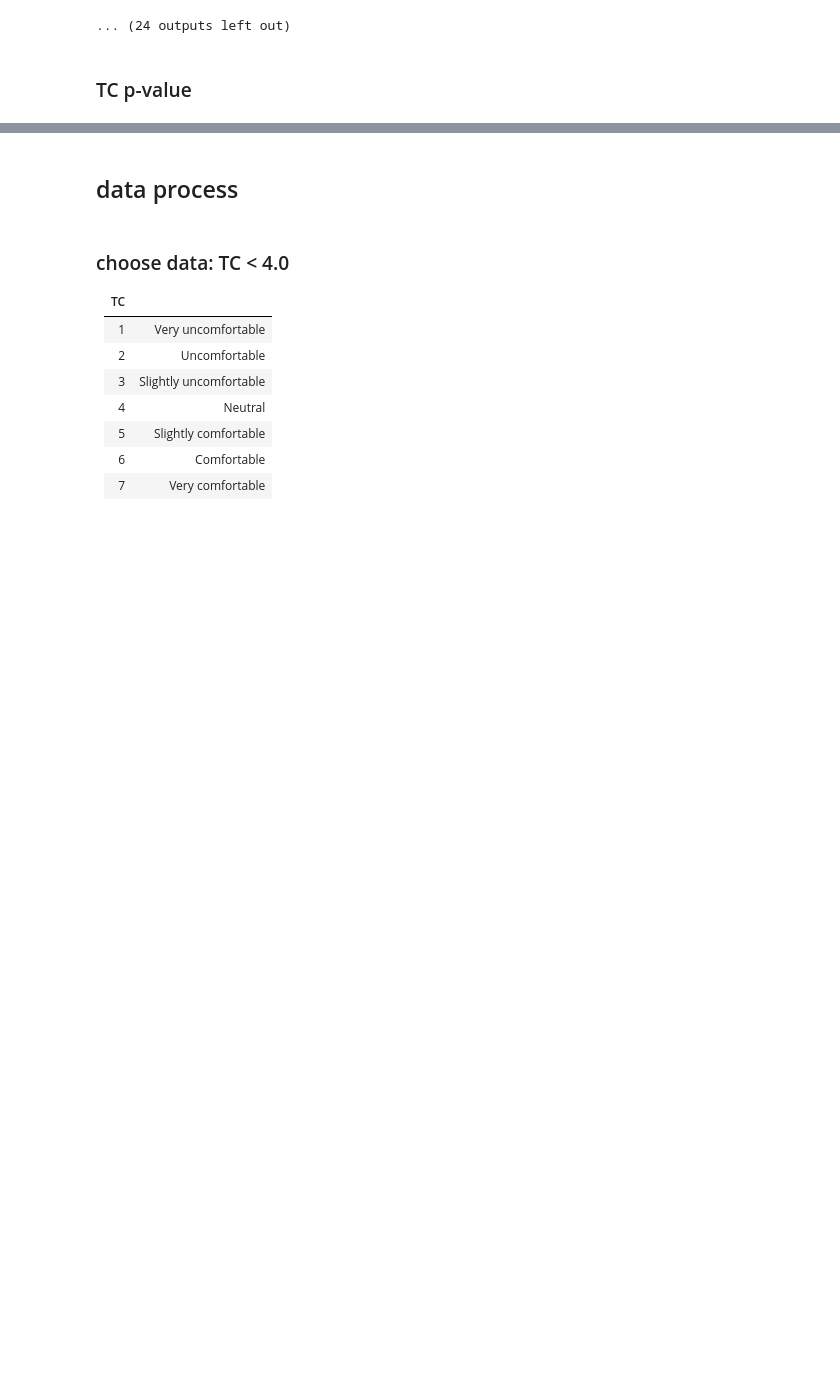
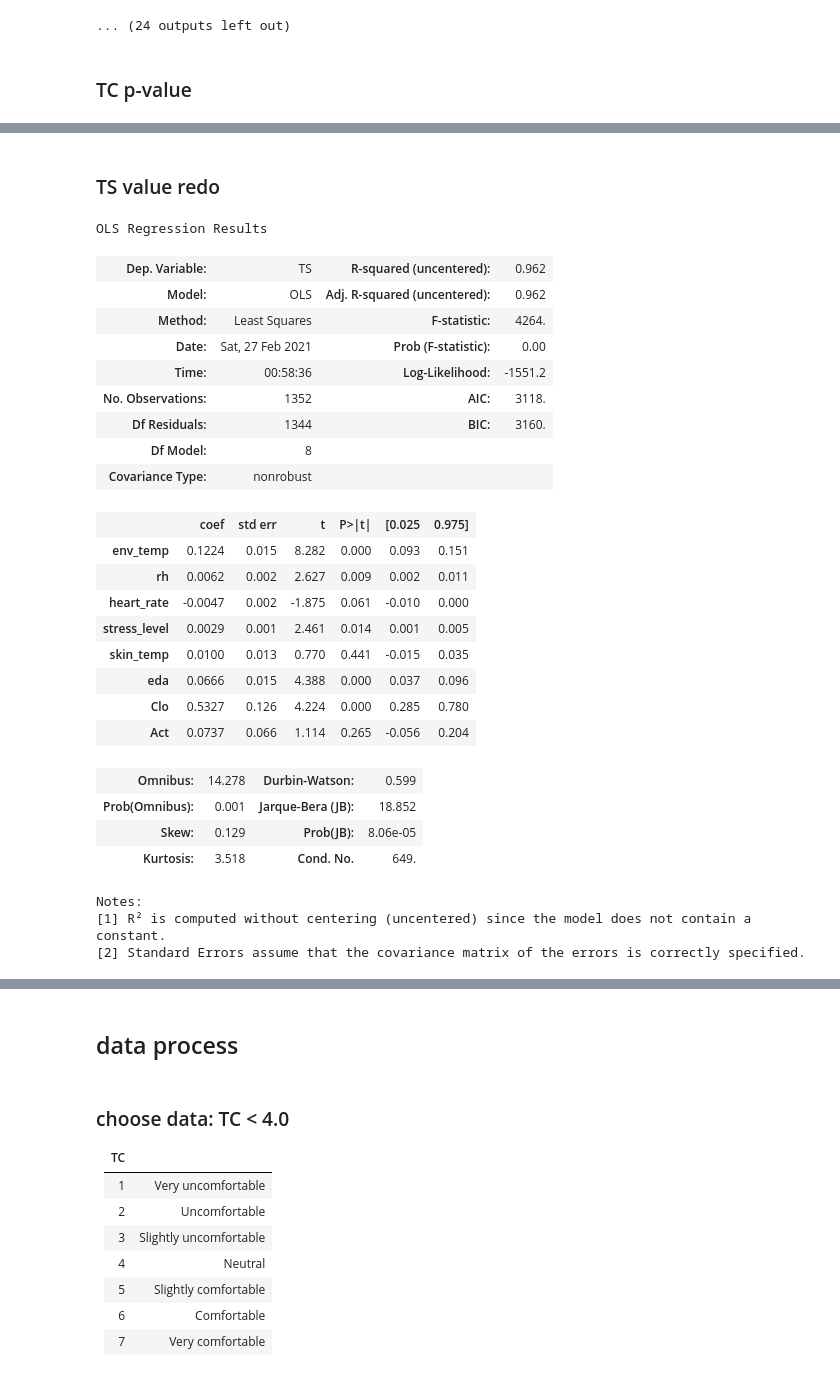
Before and after one commit to chengxiangduan-usc/mecsc, a Jupyter notebook: model/comfort_minmax_model/max_1_lr.ipynb, the cells around one changed output, grey strips where cells are left out. Saved outputs shown, nothing was run; the diff lists cells and outputs as text; code cells hidden in the pictures; blank space fills up the shorter version.

Commit message:
tcts lr redo

```diff
--- a/model/comfort_minmax_model/max_1_lr.ipynb
+++ b/model/comfort_minmax_model/max_1_lr.ipynb
@@ -326,3 +326,39 @@ Notes:
 [1] R² is computed without centering (uncentered) since the model does not contain a constant.
 [2] Standard Errors assume that the covariance matrix of the errors is correctly specified.
 ... (24 outputs left out)
+# %% [markdown]
+### TS value redo
+# %%
+feature_names = ['env_temp', 'rh', 'heart_rate', 'stress_level', 'skin_temp', 'eda', 'Clo', 'Act']
+df_new = df_origin[feature_names + ['TS']].dropna()
+y_for_p = df_new['TS']
+regr = sm.OLS(y_for_p, df_new[feature_names])
+regr_fit = regr.fit()
+display(regr_fit.summary())
+# %% [output]
+OLS Regression Results
+| Dep. Variable: | TS | R-squared (uncentered): | 0.962 |
+| Model: | OLS | Adj. R-squared (uncentered): | 0.962 |
+| Method: | Least Squares | F-statistic: | 4264. |
+| Date: | Sat, 27 Feb 2021 | Prob (F-statistic): | 0.00 |
+| Time: | 00:58:36 | Log-Likelihood: | -1551.2 |
+| No. Observations: | 1352 | AIC: | 3118. |
+| Df Residuals: | 1344 | BIC: | 3160. |
+| Df Model: | 8 |  |  |
+| Covariance Type: | nonrobust |  |  |
+|  | coef | std err | t | P>|t| | [0.025 | 0.975] |
+| env_temp | 0.1224 | 0.015 | 8.282 | 0.000 | 0.093 | 0.151 |
+| rh | 0.0062 | 0.002 | 2.627 | 0.009 | 0.002 | 0.011 |
+| heart_rate | -0.0047 | 0.002 | -1.875 | 0.061 | -0.010 | 0.000 |
+| stress_level | 0.0029 | 0.001 | 2.461 | 0.014 | 0.001 | 0.005 |
+| skin_temp | 0.0100 | 0.013 | 0.770 | 0.441 | -0.015 | 0.035 |
+| eda | 0.0666 | 0.015 | 4.388 | 0.000 | 0.037 | 0.096 |
+| Clo | 0.5327 | 0.126 | 4.224 | 0.000 | 0.285 | 0.780 |
+| Act | 0.0737 | 0.066 | 1.114 | 0.265 | -0.056 | 0.204 |
+| Omnibus: | 14.278 | Durbin-Watson: | 0.599 |
+| Prob(Omnibus): | 0.001 | Jarque-Bera (JB): | 18.852 |
+| Skew: | 0.129 | Prob(JB): | 8.06e-05 |
+| Kurtosis: | 3.518 | Cond. No. | 649. |
+Notes:
+[1] R² is computed without centering (uncentered) since the model does not contain a constant.
+[2] Standard Errors assume that the covariance matrix of the errors is correctly specified.
```
Also changed, not shown: parts of 7 cells of this notebook.
